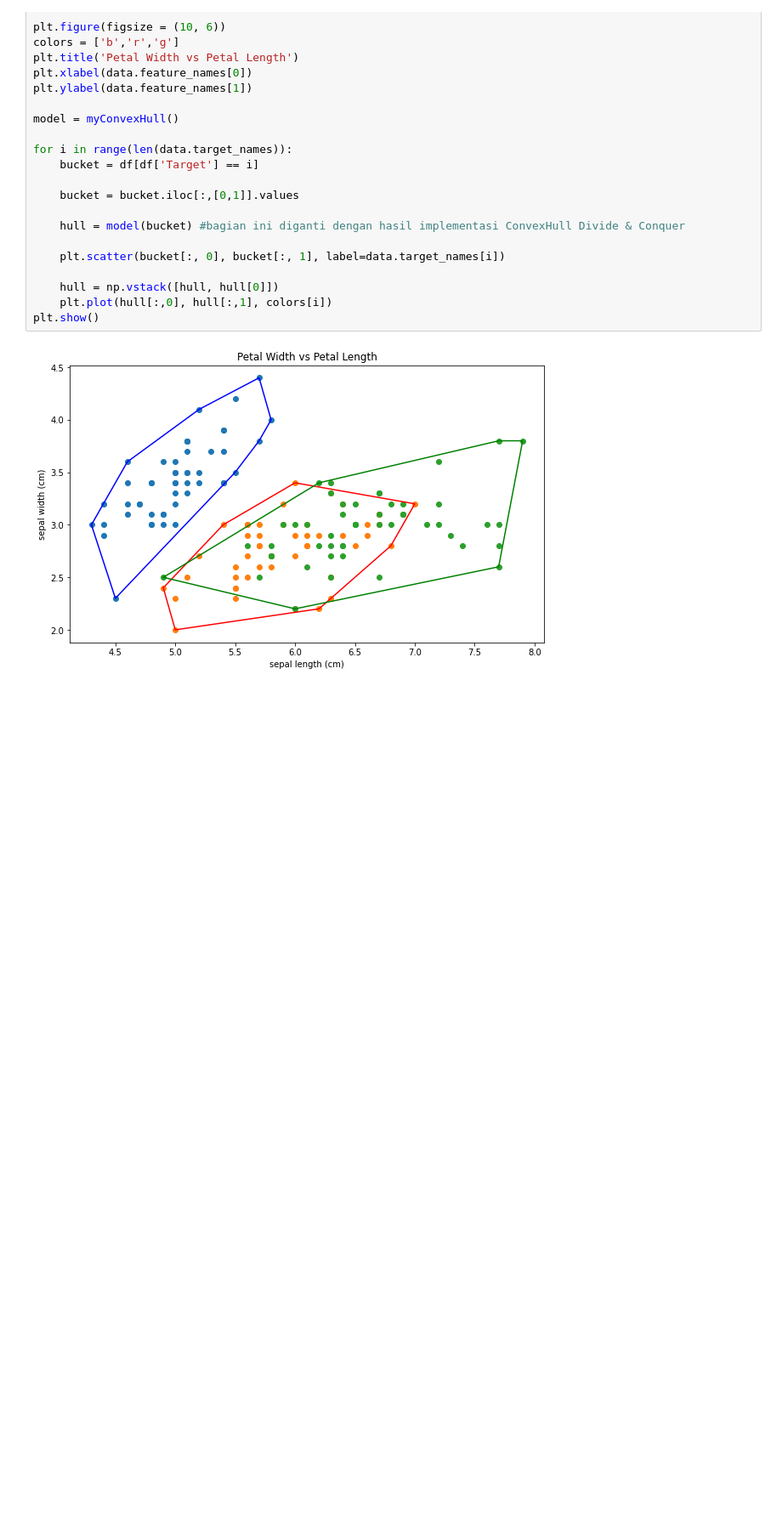
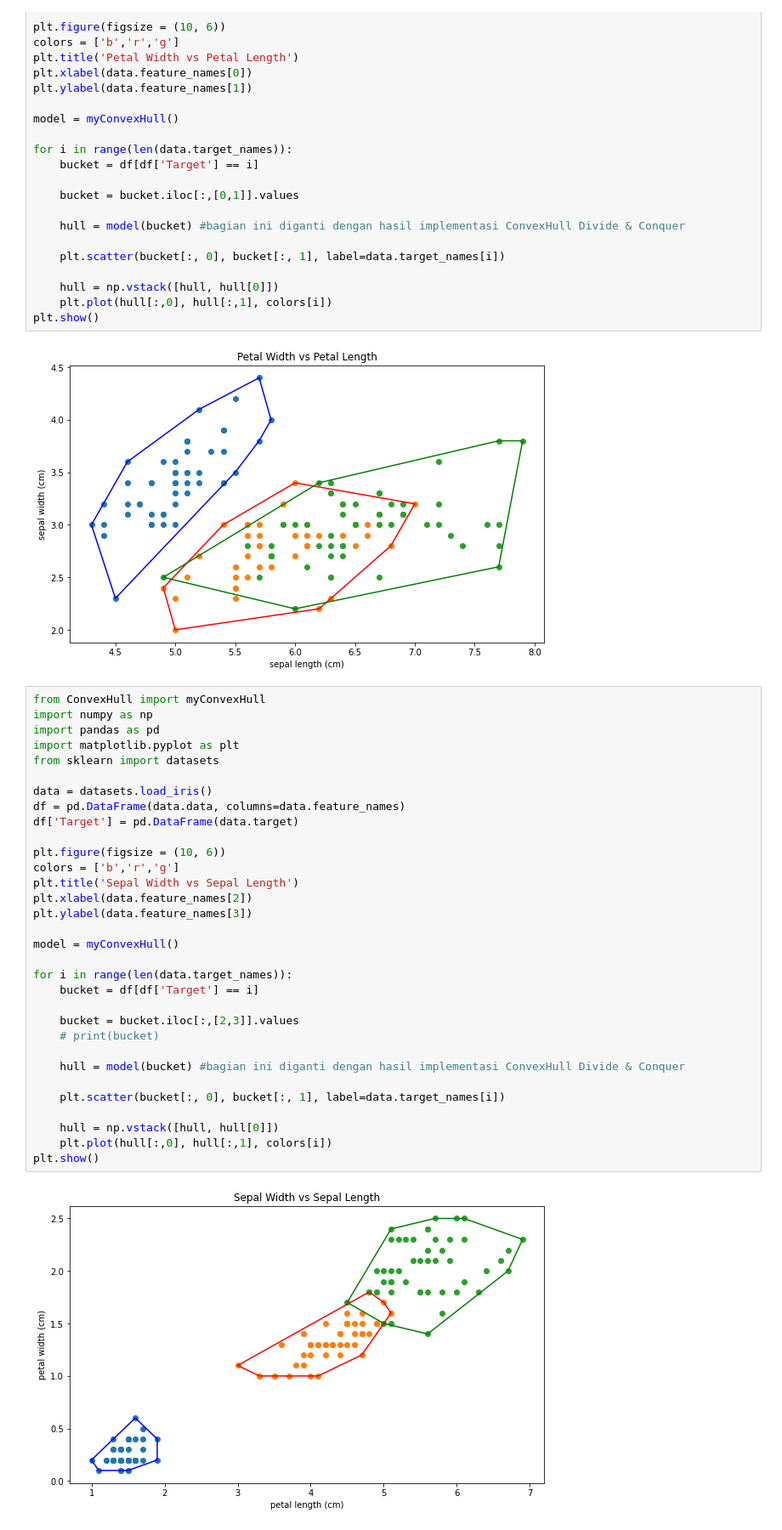
Before and after one commit to ZianTsabit/ConvexHull_Stima, a Jupyter notebook: src/main.ipynb, the cells around one changed output. Shown: that part at 85% size. Cells and saved outputs as stored; diff of their text form; blank space fills up the shorter version.

```diff
--- a/src/main.ipynb
+++ b/src/main.ipynb
@@ -31,3 +31,37 @@ for i in range(len(data.target_names)):
 plt.show()
 # %% [output]
 [figure]
+# %%
+from ConvexHull import myConvexHull
+import numpy as np
+import pandas as pd
+import matplotlib.pyplot as plt
+from sklearn import datasets
+
+data = datasets.load_iris()
+df = pd.DataFrame(data.data, columns=data.feature_names)
+df['Target'] = pd.DataFrame(data.target)
+
+plt.figure(figsize = (10, 6))
+colors = ['b','r','g']
+plt.title('Sepal Width vs Sepal Length')
+plt.xlabel(data.feature_names[2])
+plt.ylabel(data.feature_names[3])
+
+model = myConvexHull()
+
+for i in range(len(data.target_names)):
+    bucket = df[df['Target'] == i]
+
+    bucket = bucket.iloc[:,[2,3]].values
+    # print(bucket)
+
+    hull = model(bucket) #bagian ini diganti dengan hasil implementasi ConvexHull Divide & Conquer
+
+    plt.scatter(bucket[:, 0], bucket[:, 1], label=data.target_names[i])
+
+    hull = np.vstack([hull, hull[0]])
+    plt.plot(hull[:,0], hull[:,1], colors[i])
+plt.show()
+# %% [output]
+[figure, added]
```
Also changed, not shown: 1 other file.
